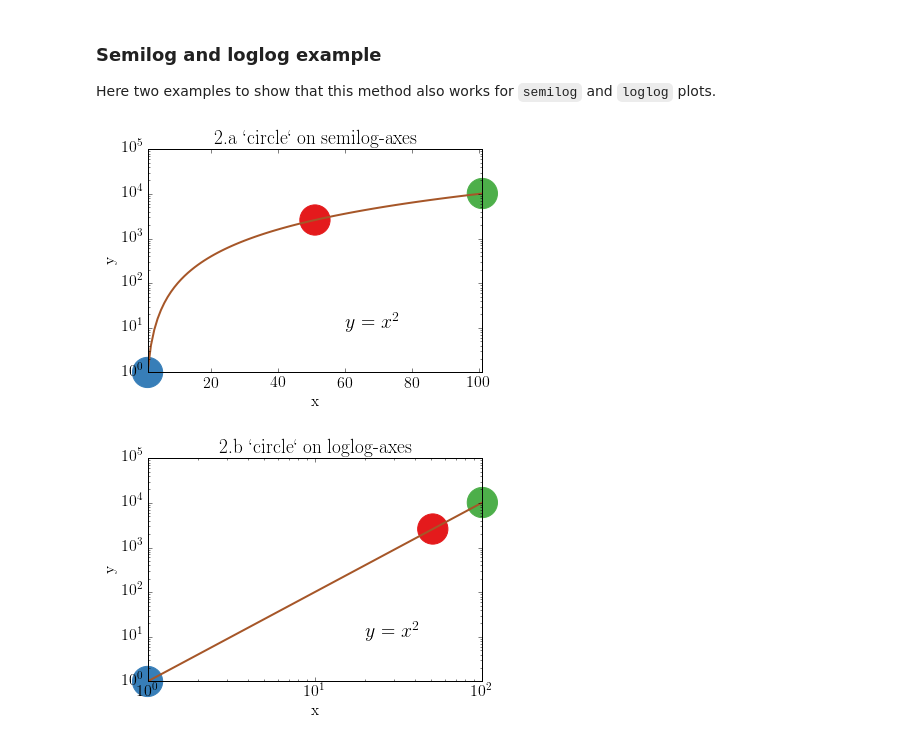
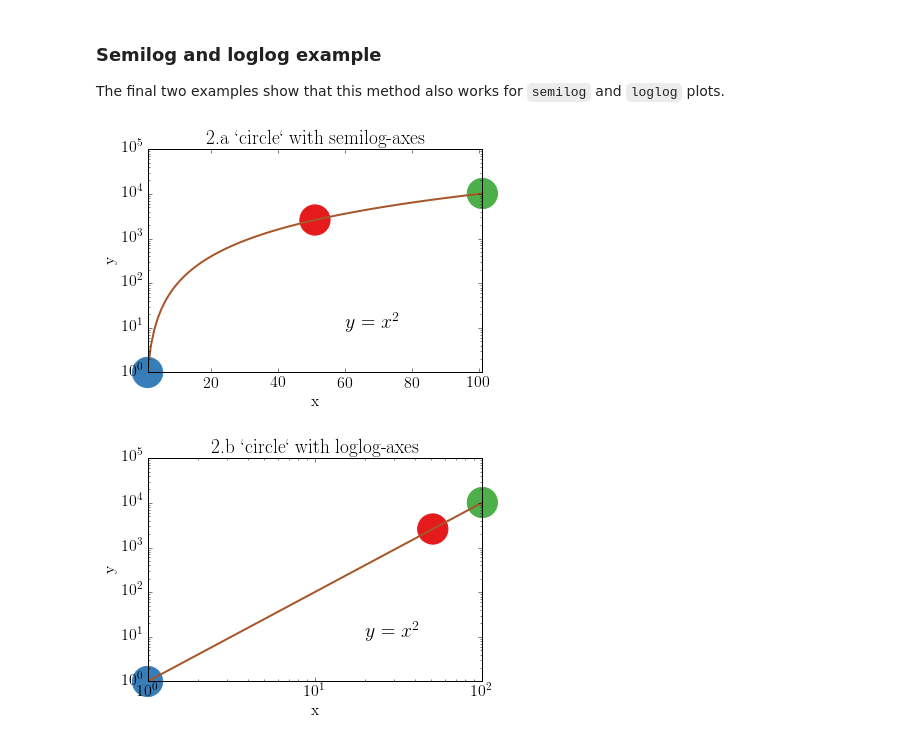
Before and after one commit to prisae/blog-notebooks, a Jupyter notebook: Circle.ipynb, the cells around one changed output. Drawn from its saved outputs; the diff is of its cells as text; code cells hidden in the pictures.

```diff
--- a/Circle.ipynb
+++ b/Circle.ipynb
@@ -12,4 +12,4 @@ rc('font', **{'size': 16, 'family': 'serif', 'serif': ['Computer Modern Roman']}
 rc('text', usetex=True)
 
 # Define colours (taken from http://colorbrewer2.org)
-colours = ['#377eb8', '#e41a1c', '#4daf4a', '#984ea3', '#ff7f00', '#ffff33', '#a65628']
+clr = ['#377eb8', '#e41a1c', '#4daf4a', '#984ea3', '#ff7f00', '#ffff33', '#a65628']
@@ -19,11 +22,13 @@ colours = ['#377eb8', '#e41a1c', '#4daf4a', '#984ea3', '#ff7f00', '#ffff33', '#a
 def circle(xy, radius, kwargs=None):
     """Create circle on figure with axes of different sizes.
 
-    Plots a circle on the curent axes using `plt.Circle`, taking into acount
+    Plots a circle on the current axes using `plt.Circle`, taking into account
     the figure size and the axes units.
 
     It is done by plotting in the figure coordinate system, taking the aspect
     ratio into account. In this way, the data dimensions do not matter.
+    However, if you adjust `xlim` or `ylim` after plotting `circle`, it will
+    screw them up; set `plt.axis` before calling `circle`.
 
     Parameters
     ----------
@@ -36,11 +41,8 @@ def circle(xy, radius, kwargs=None):
     fig = plt.gcf()
     ax = fig.gca()
 
-    # Get figure dimensions
-    fd = [fig.get_figwidth(), fig.get_figheight()]
-
-    # Calculate ratio width/height
-    pr = fd[0]/fd[1]
+    # Calculate figure dimension ratio width/height
+    pr = fig.get_figwidth()/fig.get_figheight()
 
     # Get the transScale (important if one of the axis is in log-scale)
     tscale = ax.transScale + (ax.transLimits + ax.transAxes)
@@ -57,6 +59,8 @@ def circle(xy, radius, kwargs=None):
 
     # Draw circle
     ax.add_artist(circ)
+
+# <codecell>
 # %% [markdown]
 ### Linear example
 
@@ -184,56 +183,57 @@ plt.show()
 # %% [markdown]
 ### Semilog and loglog example
 
-Here two examples to show that this method also works for `semilog` and `loglog` plots.
+The final two examples show that this method also works for `semilog` and `loglog` plots.
 # %%
 # Generate some data to plot
 lx = np.arange(1, 102)
 ly = lx**2
+
+# Circle centres
+lcxy = (np.arange(3)*50+1, (np.arange(3)*50+1)**2)
+
 
 ## 2.a Semilog
 
 # Create figure
 fig2a = plt.figure()
 
-# Plot data
-plt.semilogy(lx, ly, '-', c=colours[6], lw=2)
-
-# Set limits
+# Plot data and set limits
+plt.semilogy(lx, ly, '-', c=clr[6], lw=2)
 plt.xlim([min(lx), max(lx)])
 
 # Plot circles
 for i in range(3):
-    circle((i*50+1, (i*50+1)**2), 0.07, {'color':colours[i], 'clip_on': False})
+    circle((lcxy[0][i], lcxy[1][i]), 0.07, {'color':clr[i], 'clip_on': False})
 
 # Set labels
-plt.title('2.a `circle` on semilog-axes')
+plt.title('2.a `circle` with semilog-axes')
 plt.text(60, 10, r'$y = x^2$', fontsize=20)
 plt.xlabel('x')
 plt.ylabel('y')
 
 
 ## 2.b Loglog
 
 # Create figure
 fig2a = plt.figure()
 
-# Plot data
-plt.loglog(lx, ly, '-', c=colours[6], lw=2)
-
-# Set limits
+# Plot data and set limits
+plt.loglog(lx, ly, '-', c=clr[6], lw=2)
 plt.xlim([min(lx), max(lx)])
 
 # Plot circles
 for i in range(3):
-    circle((i*50+1, (i*50+1)**2), .07, {'color':colours[i], 'clip_on': False})
+    circle((lcxy[0][i], lcxy[1][i]), .07, {'color':clr[i], 'clip_on': False})
 
 # Set labels
-plt.title('2.b `circle` on loglog-axes')
+plt.title('2.b `circle` with loglog-axes')
 plt.text(20, 10, r'$y = x^2$', fontsize=20)
 plt.xlabel('x')
 plt.ylabel('y')
 
+
 plt.show()
 # %% [output]
-[figure, old version]
+[figure, new version]
-[figure, old version]
+[figure, new version]
```
Also changed, not shown: parts of 6 cells of this notebook, 4 other files.
